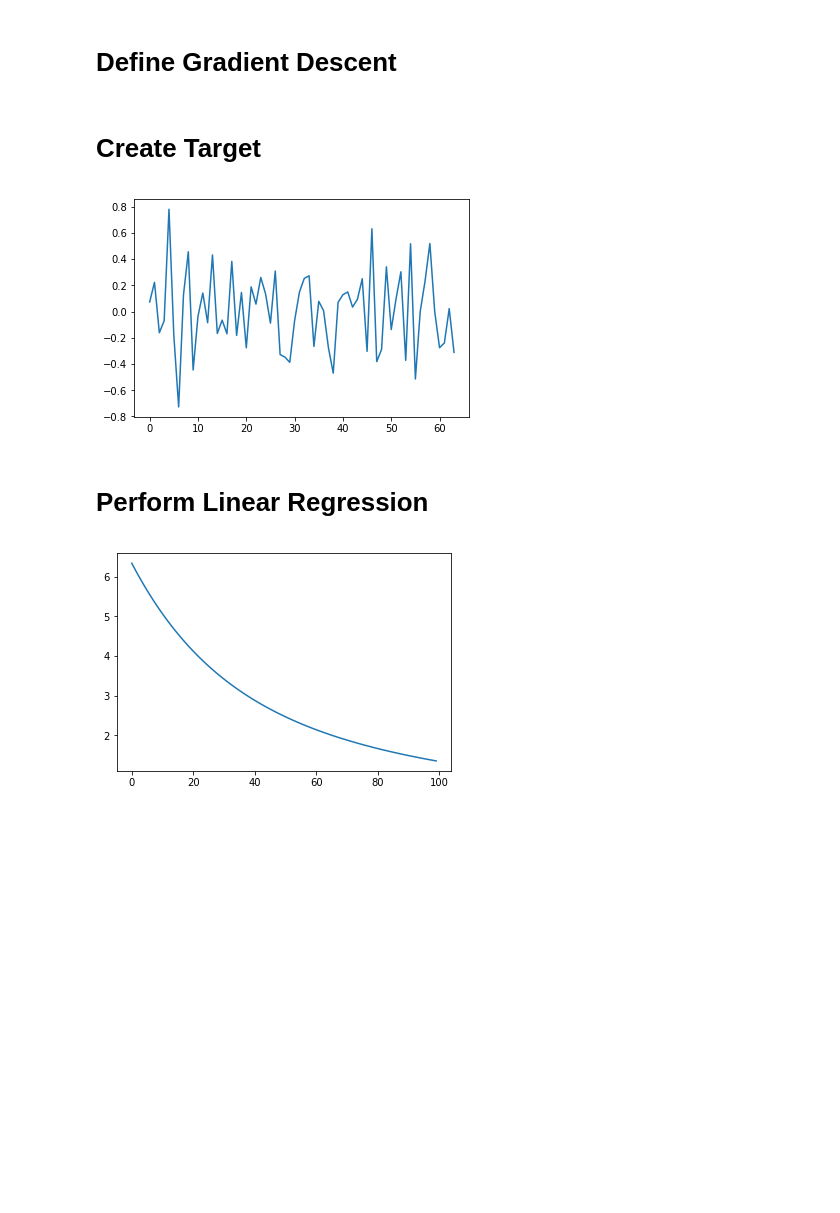
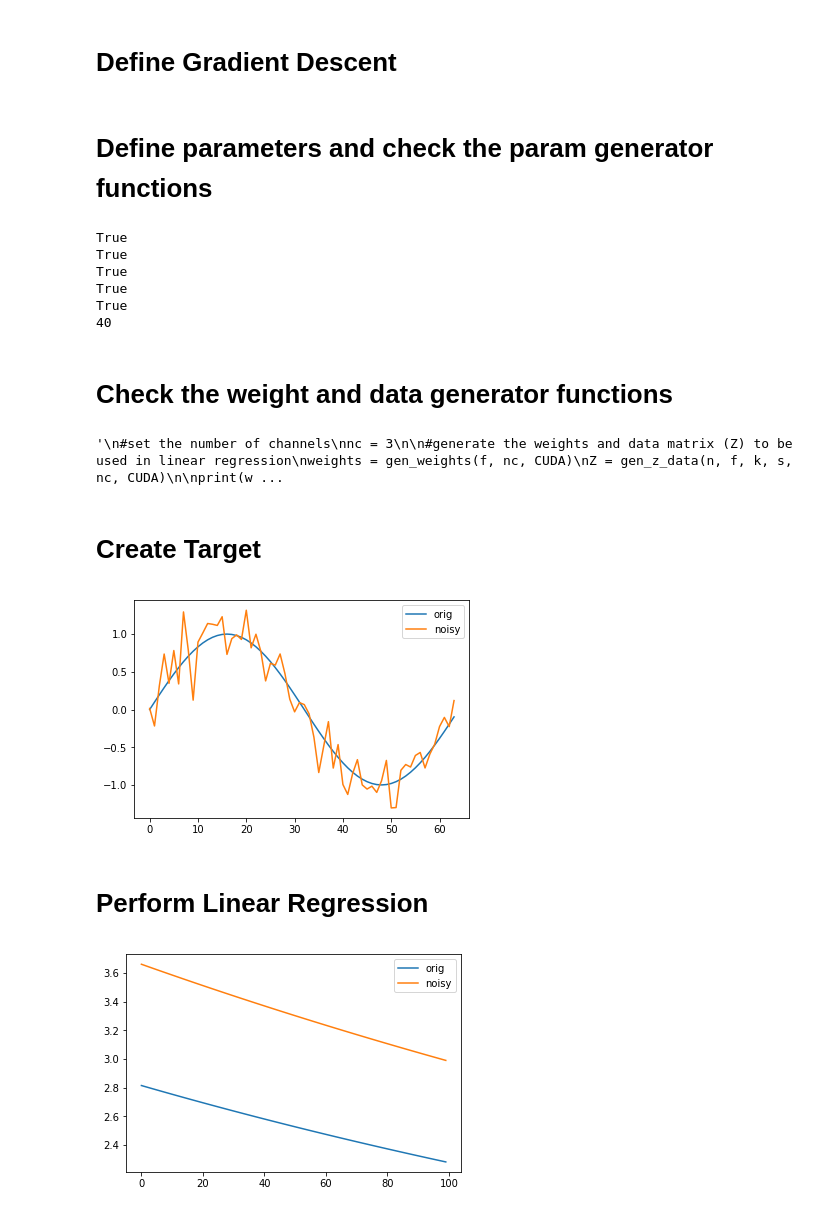
Before and after one commit to Sriram-Ravula/Sine_DIP, a Jupyter notebook: LinReg_TransposedConv.ipynb, the cells around one changed output. Cells and saved outputs as stored; diff of their text form; code cells hidden in the pictures; blank space fills up the shorter version.

```diff
--- a/LinReg_TransposedConv.ipynb
+++ b/LinReg_TransposedConv.ipynb
@@ -223,22 +171,70 @@ def gradient_descent(y, Z, w, stepsize, num_iter, log = False):
         return (w_t, mse_log)
 
     return w_t
+# %% [markdown]
+# Define parameters and check the param generator functions
+# %%
+#define output len, filter len, input len, and stride
+n = 64
+f = 8
+k = 8
+s = 8
+
+nc = 5
+
+#check if the params are valid - should return true
+print(check_params(n,f,k,s))
+
+print(get_n(f,k,s) == n)
+print(get_f(n,k,s) == f)
+print(get_k(n,f,s) == k)
+print(get_s(n,f,k) == s)
+
+print("total params: " + str(f * nc)
+# %% [output]
+True
+True
+True
+True
+True
+40
+# %% [markdown]
+# Check the weight and data generator functions
+# %%
+"""
+#set the number of channels
+nc = 3
+
+#generate the weights and data matrix (Z) to be used in linear regression
+weights = gen_weights(f, nc, CUDA)
+Z = gen_z_data(n, f, k, s, nc, CUDA)
+
+print(weights)
+print(Z)
+"""
+# %% [output]
+'\n#set the number of channels\nnc = 3\n\n#generate the weights and data matrix (Z) to be used in linear regression\nweights = gen_weights(f, nc, CUDA)\nZ = gen_z_data(n, f, k, s, nc, CUDA)\n\nprint(w ...
 # %% [markdown]
 # Create Target
 # %%
 X_OUTPUT = np.arange(n)
 
-#y0 = np.sin(2 * np.pi *X_OUTPUT / n) + 0.25 * np.random.randn(n)
-y0 = 0.25 * np.random.randn(n)
+y0 = np.sin(2 * np.pi *X_OUTPUT / n)
+y0_noisy = y0 + 0.25 * np.random.randn(n)
+#y0 = 0.25 * np.random.randn(n)
 y = torch.tensor(y0).type(dtype)
+y_noisy = torch.tensor(y0_noisy).type(dtype)
 
 if(CUDA):
     y = y.cuda()
+    y_noisy = y_noisy.cuda()
 
 plt.figure()
-plt.plot(X_OUTPUT, y0)
+plt.plot(X_OUTPUT, y0, label='orig')
+plt.plot(X_OUTPUT, y0_noisy, label='noisy')
+plt.legend()
 plt.show()
 # %% [output]
-[figure, old version]
+[figure, new version]
 # %% [markdown]
 # Perform Linear Regression
@@ -250,6 +256,8 @@ weights, log = gradient_descent(y, Z, weights, stepsize, NUM_ITER, True)
 # %%
 plt.figure()
-plt.plot(range(NUM_ITER), log.cpu().numpy())
+plt.plot(range(NUM_ITER), log.cpu().numpy(), label='orig')
+plt.plot(range(NUM_ITER), log_noisy.cpu().numpy(), label='noisy')
+plt.legend()
 plt.show()
 # %% [output]
-[figure, old version]
+[figure, new version]
```
Also changed, not shown: parts of 10 cells of this notebook.
